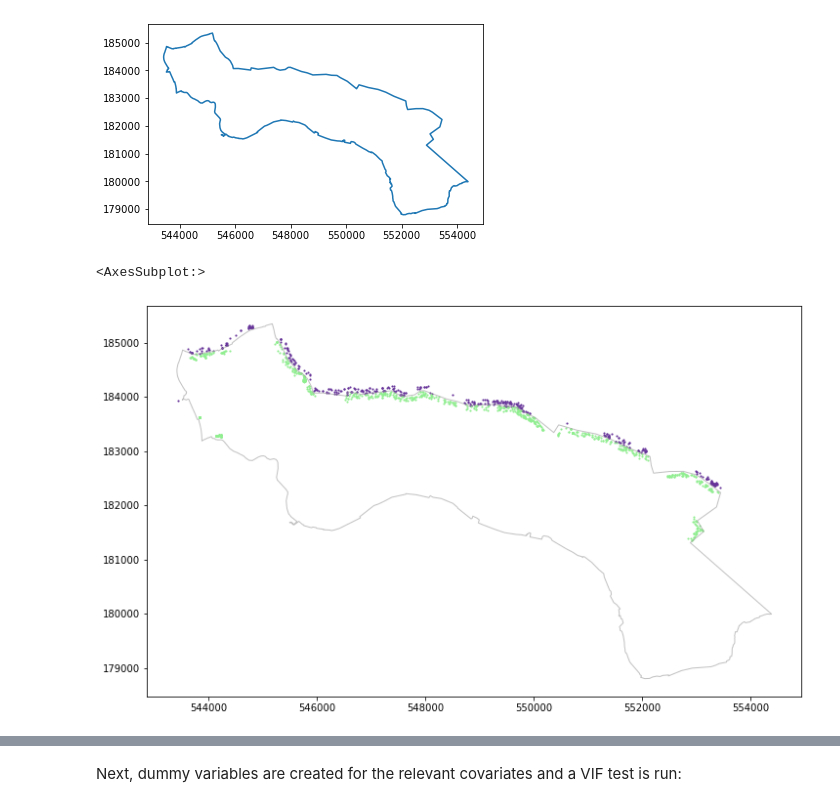
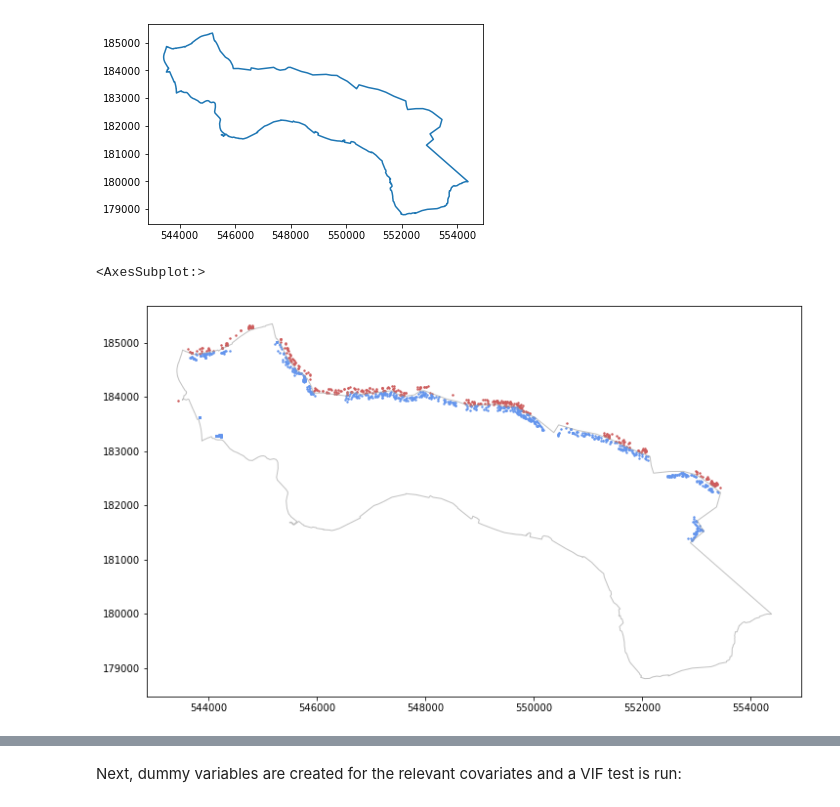
Before and after one commit to MHathorn/DSSS_Assessment, a Jupyter notebook: RDD_Clean.ipynb, the cells around one changed output, grey strips where cells are left out. Cells and saved outputs as stored; diff of their text form; code cells hidden in the pictures.

```diff
--- a/RDD_Clean.ipynb
+++ b/RDD_Clean.ipynb
@@ -58,5 +56,5 @@ Refs:
 # %%
-folder_path = 'data_new/'
+folder_path = 'data/'
 url = 'https://github.com/MHathorn/DSSS_Assessment/tree/main/data_upload'
 
 if not os.path.exists(folder_path):
@@ -82,5 +90,10 @@ sales_gdf = pd.concat(dfs)
+# %%
+sales_gdf = sales_gdf[['LandRegistryTransactionDate', 'IndexedPricePerSquareMetre', 'LandRegistryPropertyType',
+       'SquareMetreSourcePropertyType', 'NewBuildFlag', 'Tenure',
+       'CouncilTaxBand', 'LocalAuthorityCode', 'SignatureHPIDCentroid_x',
+       'SignatureHPIDCentroid_y']]
 # %%
-oa_gdf = gpd.read_file("data/oa/Opportunity_Areas/Opportunity_Areas.shp")
+oa_gdf = gpd.read_file("https://raw.githubusercontent.com/MHathorn/DSSS_Assessment/main/data_upload/oa_gdf.geojson")
 oa_gdf.head()
 # %% [output]
 |  | objectid | layerrefer | siterefere | sitename | address | uprn | borough | planning_a | firstadded | ... |
@@ -371,10 +413,10 @@ oa_gdf[oa_gdf['sitename'] == 'London Riverside'].boundary.plot()
 <AxesSubplot:>
 [figure]
 # %%
-ax = result[(result['sitename'] == 'London Riverside') &(result['distance'] < 0)].plot(color = 'rebeccapurple', markersize = 1.2, figsize = (12,12))
-result[(result['sitename'] == 'London Riverside') &(result['distance'] > 0)].plot(ax = ax, color = 'lightgreen', markersize = 1.2)
+ax = result[(result['sitename'] == 'London Riverside') &(result['distance'] < 0)].plot(color = 'indianred', markersize = 2, figsize = (12,12))
+result[(result['sitename'] == 'London Riverside') &(result['distance'] > 0)].plot(ax = ax, color = 'cornflowerblue', markersize = 2)
 oa_gdf[oa_gdf['sitename'] == 'London Riverside'].plot(ax = ax, facecolor='none', edgecolor=(.6, .6, .6, .6))
 # %% [output]
 <AxesSubplot:>
-[figure, old version]
+[figure, new version]
 # %%
```
Also changed, not shown: parts of 59 cells of this notebook.
